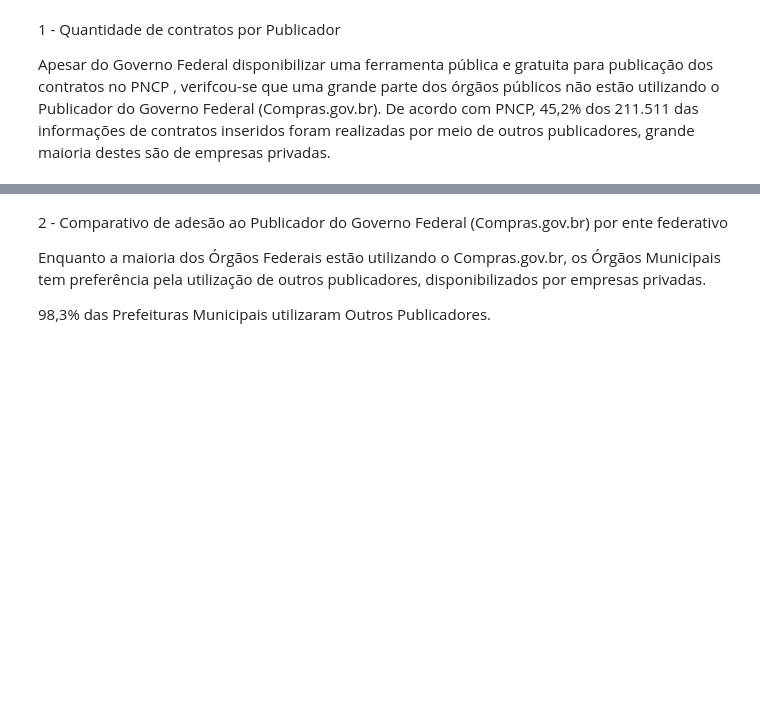
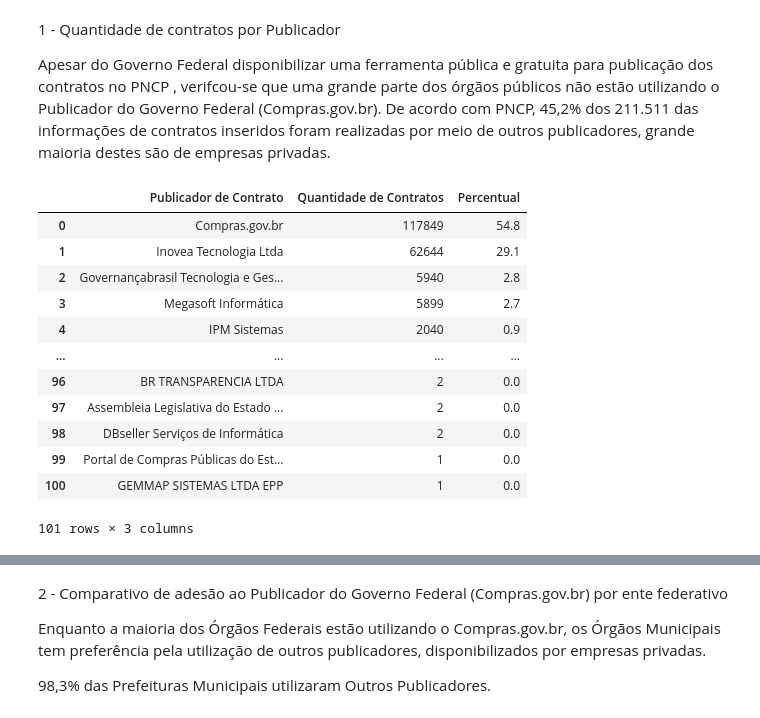
Before and after one commit to heliomacedofilho/projetos-do-bootcamp-analise-de-dados-enap-2023, a Jupyter notebook: ensaio_sobre_dados_de_contratos_do_pncp/analise_pncp_publicador.ipynb, the cells around one changed output, grey strips where cells are left out. Saved outputs shown, nothing was run; the diff lists cells and outputs as text; code cells hidden in the pictures; blank space fills up the shorter version.

```diff
--- a/ensaio_sobre_dados_de_contratos_do_pncp/analise_pncp_publicador.ipynb
+++ b/ensaio_sobre_dados_de_contratos_do_pncp/analise_pncp_publicador.ipynb
@@ -41,8 +38,27 @@ Apesar do Governo Federal disponibilizar uma ferramenta pública e gratuita para
 # %%
 # PRIMEIRA ANÁLISE => Quantidades de contratos por UsuarioNome
 
 df_usunome = df.groupby(['usuarioNome'])['numeroControlePNCP'].count().sort_values(ascending=False).reset_index()
-df_usunome.columns = ['Nome do Usuário',  'Quantidade de Contratos'] # Altere os nomes das colunas
+df_usunome.columns = ['Publicador de Contrato',  'Quantidade de Contratos'] # Altere os nomes das colunas
 
+# Calcular o percentual e criar a nova coluna
+df_usunome['Percentual'] = (df_usunome['Quantidade de Contratos'] / df_usunome['Quantidade de Contratos'].sum()) * 100
+df_usunome['Percentual'] = df_usunome['Percentual'].round(1)
+
+df_usunome
 # Conclusão: 101 usuarios diferentes
+# %% [output]
+|  | Publicador de Contrato | Quantidade de Contratos | Percentual |
+| 0 | Compras.gov.br | 117849 | 54.8 |
+| 1 | Inovea Tecnologia Ltda | 62644 | 29.1 |
+| 2 | Governançabrasil Tecnologia e Ges... | 5940 | 2.8 |
+| 3 | Megasoft Informática | 5899 | 2.7 |
+| 4 | IPM Sistemas | 2040 | 0.9 |
+| ... | ... | ... | ... |
+| 96 | BR TRANSPARENCIA LTDA | 2 | 0.0 |
+| 97 | Assembleia Legislativa do Estado ... | 2 | 0.0 |
+| 98 | DBseller Serviços de Informática | 2 | 0.0 |
+| 99 | Portal de Compras Públicas do Est... | 1 | 0.0 |
+| 100 | GEMMAP SISTEMAS LTDA EPP | 1 | 0.0 |
+101 rows × 3 columns
 # %%
```
Also changed, not shown: parts of 3 cells of this notebook.
